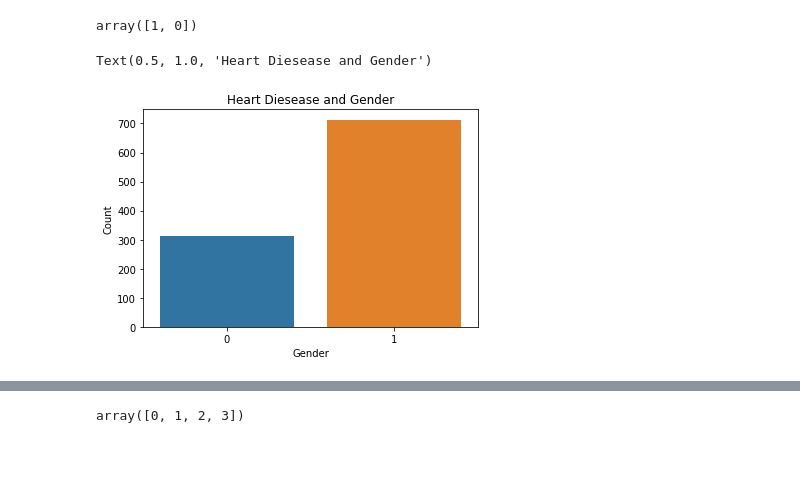
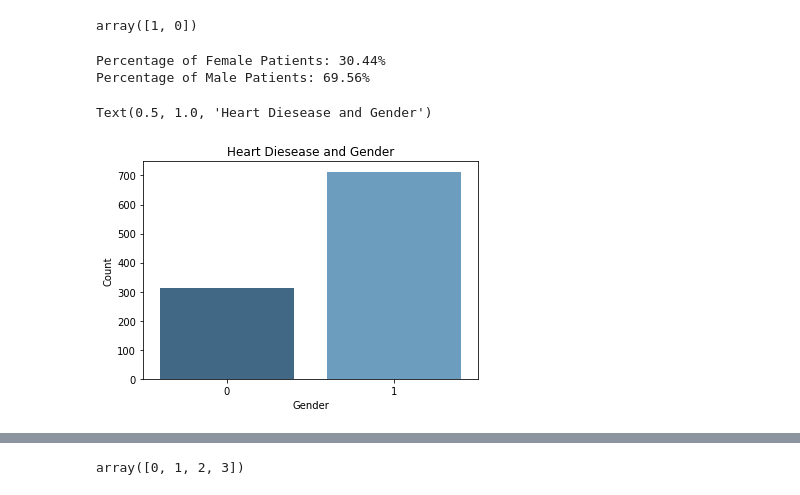
Before and after one commit to letisalbal/Final-Project, a Jupyter notebook: HeartDisease.ipynb, the cells around one changed output, grey strips where cells are left out. Drawn from its saved outputs; the diff is of its cells as text; code cells hidden in the pictures; blank space fills up the shorter version.

```diff
--- a/HeartDisease.ipynb
+++ b/HeartDisease.ipynb
@@ -212,12 +220,20 @@ Text(0.5, 1.0, 'Age related to Heart Disease')
 heart_df2["Gender"].unique()
 # %% [output]
 array([1, 0])
+# %%
+countFemale = len(heart_df2[heart_df2['Gender'] == 0])
+countMale = len(heart_df2[heart_df2['Gender'] == 1])
+print("Percentage of Female Patients: {:.2f}%".format((countFemale / (len(heart_df2['Gender']))*100)))
+print("Percentage of Male Patients: {:.2f}%".format((countMale / (len(heart_df2['Gender']))*100)))
+# %% [output]
+Percentage of Female Patients: 30.44%
+Percentage of Male Patients: 69.56%
 # %%
 # Analyzing the "Heart Disease Data" feature:
-sns.countplot(data=heart_df2, x = 'Gender')
+sns.countplot(data=heart_df2, x = 'Gender', palette="Blues_d")
 plt.xlabel('Gender')
 plt.ylabel('Count')
 plt.title('Heart Diesease and Gender')
 # %% [output]
 Text(0.5, 1.0, 'Heart Diesease and Gender')
-[figure, old version]
+[figure, new version]
```
Also changed, not shown: parts of 11 cells of this notebook.
